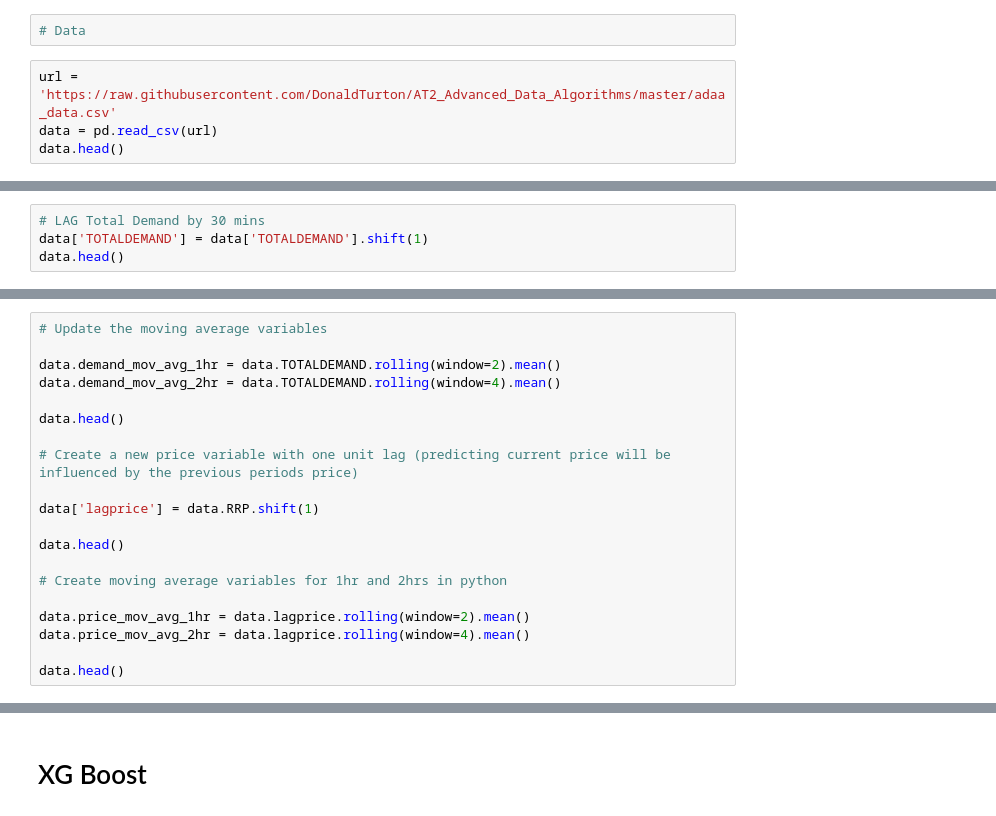
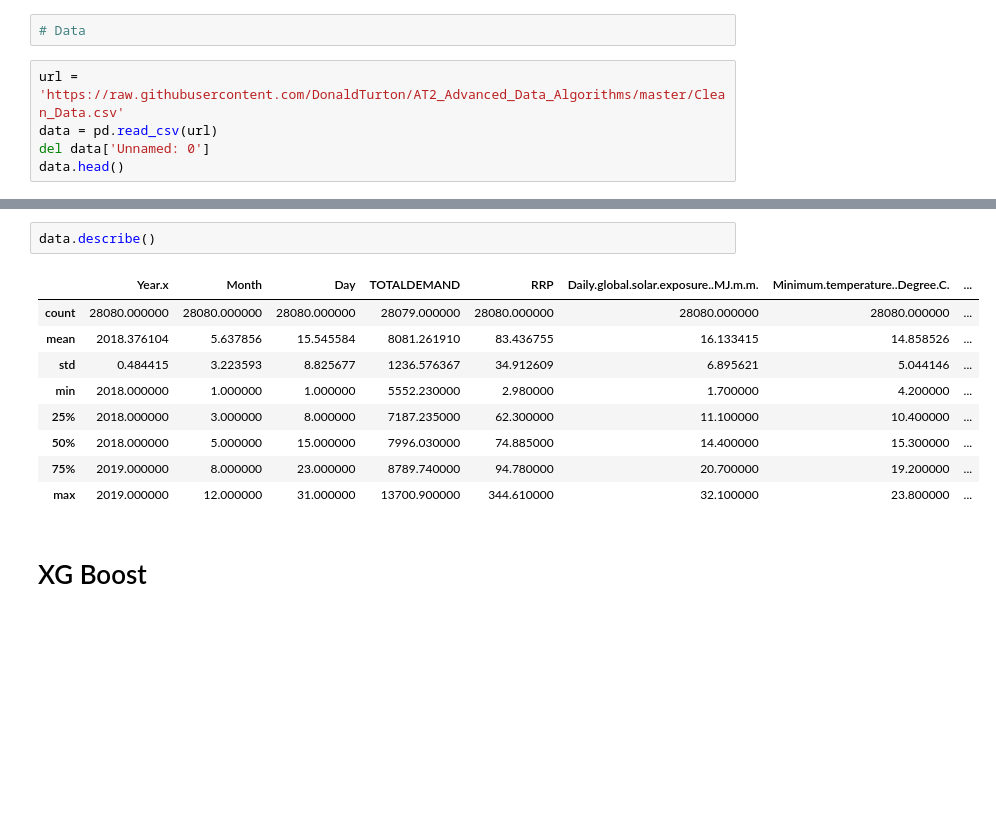
Before and after one commit to DonaldTurton/AT2_Advanced_Data_Algorithms, a Jupyter notebook: XGB_Model.ipynb, the cells around one changed output, grey strips where cells are left out. Saved outputs shown, nothing was run; the diff lists cells and outputs as text; blank space fills up the shorter version.

Commit message:
Change data set

```diff
--- a/XGB_Model.ipynb
+++ b/XGB_Model.ipynb
@@ -18,8 +18,9 @@ from sklearn.preprocessing import Imputer
 # %%
 # Data
 # %%
-url = 'https://raw.githubusercontent.com/DonaldTurton/AT2_Advanced_Data_Algorithms/master/adaa_data.csv'
+url = 'https://raw.githubusercontent.com/DonaldTurton/AT2_Advanced_Data_Algorithms/master/Clean_Data.csv'
 data = pd.read_csv(url)
+del data['Unnamed: 0']
 data.head()
 # %% [output]
 |  | Year.x | Month | Day | TOTALDEMAND | RRP | date_keep | time_keep | Daily.global.solar.exposure..MJ.m.m. | ... |
@@ -33,4 +31,0 @@ data.head()
-# %%
-# LAG Total Demand by 30 mins
-data['TOTALDEMAND'] = data['TOTALDEMAND'].shift(1)
-data.head()
@@ -44,20 +31,0 @@ data.head()
-# %%
-# Update the moving average variables
-
-data.demand_mov_avg_1hr = data.TOTALDEMAND.rolling(window=2).mean()
-data.demand_mov_avg_2hr = data.TOTALDEMAND.rolling(window=4).mean()
-
-data.head()
-
-# Create a new price variable with one unit lag (predicting current price will be influenced by the previous periods price)
-
-data['lagprice'] = data.RRP.shift(1)
-
-data.head()
-
-# Create moving average variables for 1hr and 2hrs in python
-
-data.price_mov_avg_1hr = data.lagprice.rolling(window=2).mean()
-data.price_mov_avg_2hr = data.lagprice.rolling(window=4).mean()
-
-data.head()
@@ -71,3 +32,15 @@ data.head()
+# %%
+data.describe()
+# %% [output]
+|  | Year.x | Month | Day | TOTALDEMAND | RRP | Daily.global.solar.exposure..MJ.m.m. | Minimum.temperature..Degree.C. | ... |
+| count | 28080.000000 | 28080.000000 | 28080.000000 | 28079.000000 | 28080.000000 | 28080.000000 | 28080.000000 | ... |
+| mean | 2018.376104 | 5.637856 | 15.545584 | 8081.261910 | 83.436755 | 16.133415 | 14.858526 | ... |
+| std | 0.484415 | 3.223593 | 8.825677 | 1236.576367 | 34.912609 | 6.895621 | 5.044146 | ... |
+| min | 2018.000000 | 1.000000 | 1.000000 | 5552.230000 | 2.980000 | 1.700000 | 4.200000 | ... |
+| 25% | 2018.000000 | 3.000000 | 8.000000 | 7187.235000 | 62.300000 | 11.100000 | 10.400000 | ... |
+| 50% | 2018.000000 | 5.000000 | 15.000000 | 7996.030000 | 74.885000 | 14.400000 | 15.300000 | ... |
+| 75% | 2019.000000 | 8.000000 | 23.000000 | 8789.740000 | 94.780000 | 20.700000 | 19.200000 | ... |
+| max | 2019.000000 | 12.000000 | 31.000000 | 13700.900000 | 344.610000 | 32.100000 | 23.800000 | ... |
 # %% [markdown]
 # XG Boost
 # %% [markdown]
```
Also changed, not shown: parts of 4 cells of this notebook.
